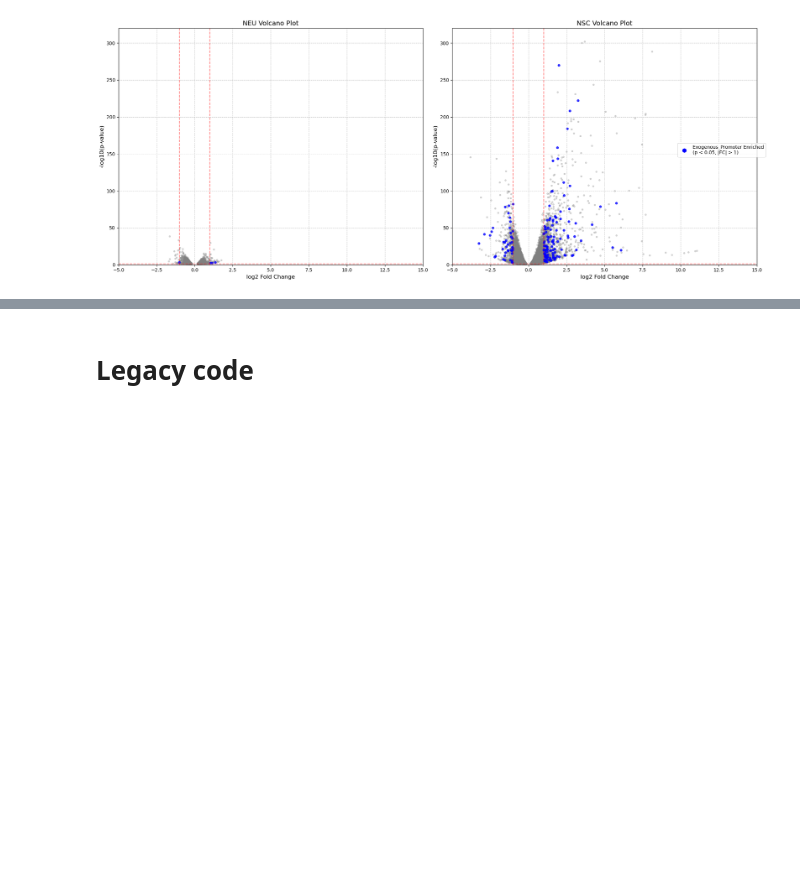
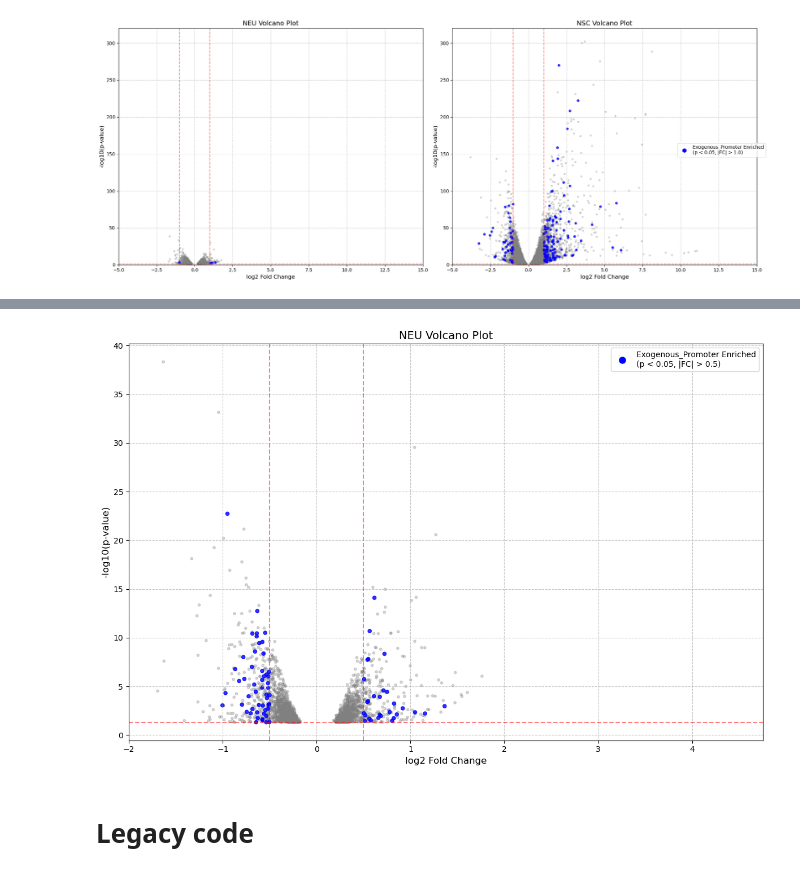
Before and after one commit to michal7kw/SRF_MECP2, a Jupyter notebook: volcano.ipynb, the cells around one changed output, grey strips where cells are left out. Drawn from its saved outputs; the diff is of its cells as text; code cells hidden in the pictures; blank space fills up the shorter version.

```diff
--- a/volcano.ipynb
+++ b/volcano.ipynb
@@ -351,3 +384,11 @@ plt.show()
+# %%
+data = volcano_plot_data(DEA_NEU, mecp2_NEU, size=10, fc_threshold=0.5)
+
+# Create the single plot
+fig, ax = plot_single_volcano(data, title='NEU Volcano Plot', fc_threshold=0.5)
+plt.show()
+# %% [output]
+[figure, added]
 # %% [markdown]
 # Legacy code
 # %%
```
Also changed, not shown: parts of 5 cells of this notebook.
